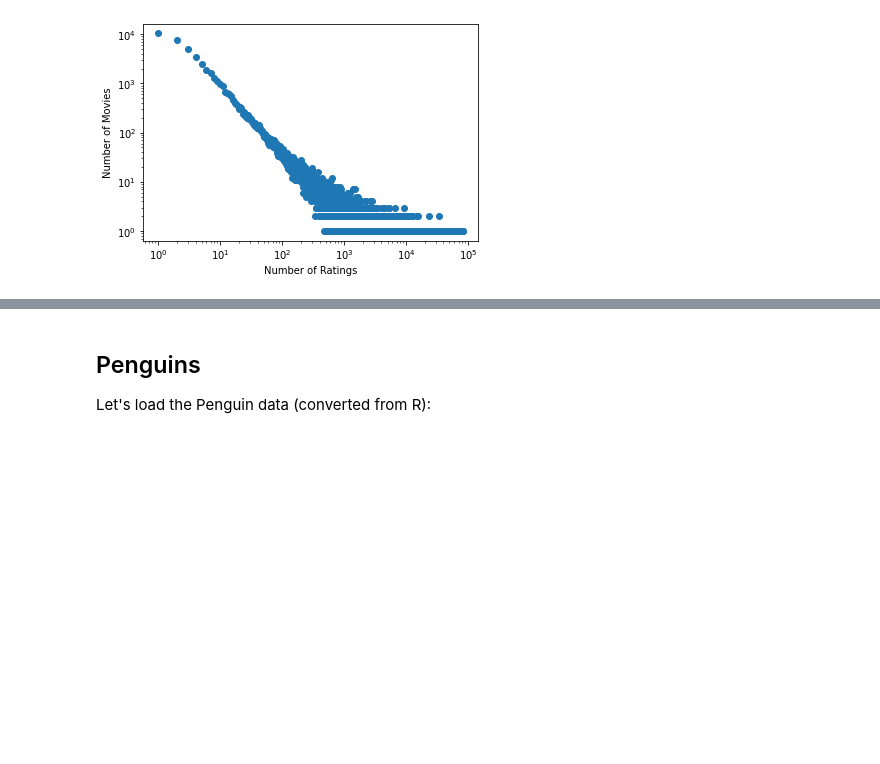
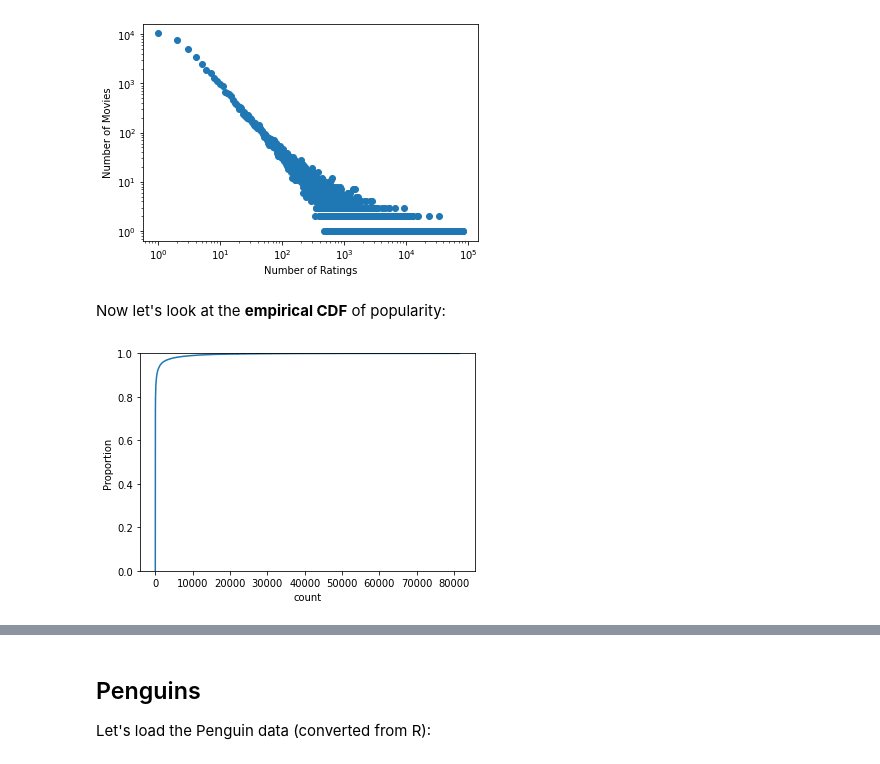
Before and after one commit to mdekstrand/cs533-web, a Jupyter notebook: week2/2-6-DescribingDistributions.ipynb, the cells around one changed output, grey strips where cells are left out. Drawn from its saved outputs; the diff is of its cells as text; code cells hidden in the pictures; blank space fills up the shorter version.

```diff
--- a/week2/2-6-DescribingDistributions.ipynb
+++ b/week2/2-6-DescribingDistributions.ipynb
@@ -12,7 +12,7 @@ import seaborn as sns
 # %% [markdown]
 And load the MovieLens data.  We're going to pass the `memory_use='deep'` to `info`, so we can see the total memory use including the strings.
 # %%
-movies = pd.read_csv('ml-25m/movies.csv')
+movies = pd.read_csv('../resources/data/ml-25m/movies.csv')
 movies.info(memory_usage='deep')
 # %% [output]
 <class 'pandas.core.frame.DataFrame'>
@@ -26,7 +26,7 @@ Data columns (total 3 columns):
 dtypes: int64(1), object(2)
 memory usage: 9.6 MB
 # %%
-ratings = pd.read_csv('ml-25m/ratings.csv')
+ratings = pd.read_csv('../resources/data/ml-25m/ratings.csv')
 ratings.info()
 # %% [output]
 <class 'pandas.core.frame.DataFrame'>
@@ -221,3 +221,10 @@ plt.xlabel('Number of Ratings')
 # %% [output]
 Text(0.5, 0, 'Number of Ratings')
 [figure]
+# %% [markdown]
+Now let's look at the **empirical CDF** of popularity:
+# %%
+sns.ecdfplot(movie_info['count'])
+plt.show()
+# %% [output]
+[figure, added]
```
Also changed, not shown: parts of 9 cells of this notebook, 3 other files.
